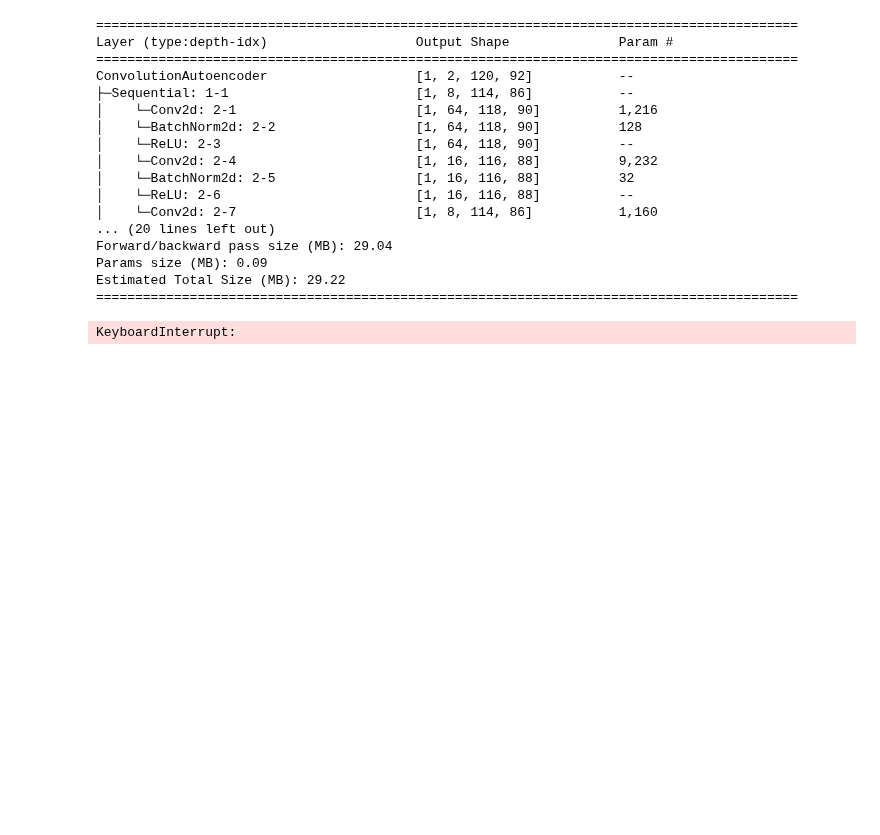
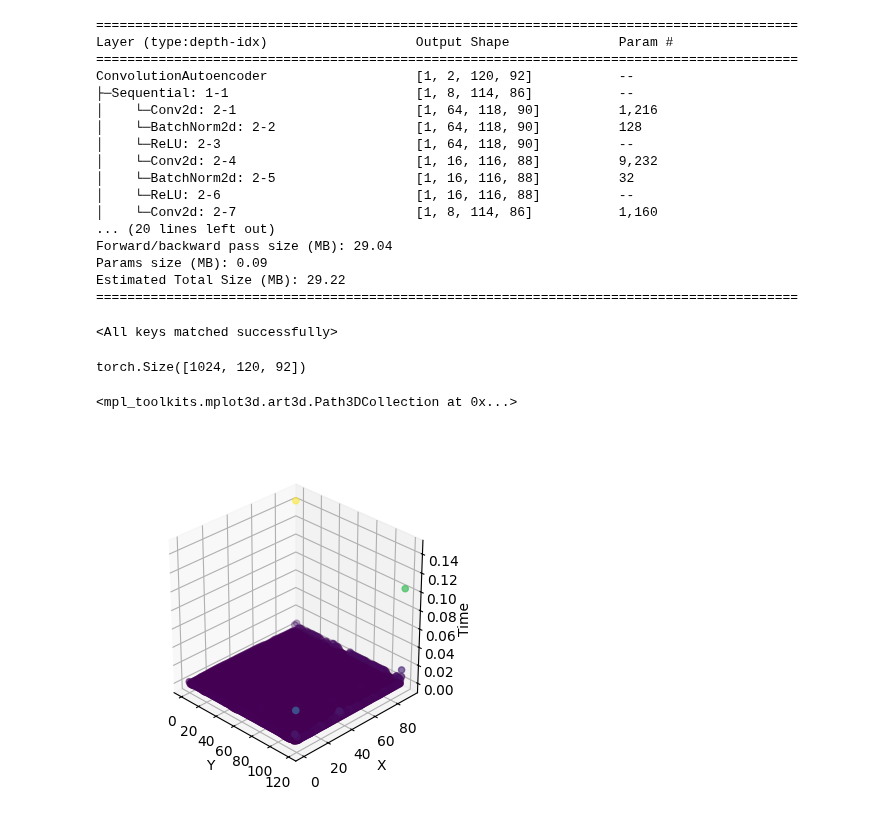
Before and after one commit to Lukelele/ResearchProject, a Jupyter notebook: Conv2Channel.ipynb, the cells around one changed output. Cells and saved outputs as stored; diff of their text form; code cells hidden in the pictures; blank space fills up the shorter version.

```diff
--- a/Conv2Channel.ipynb
+++ b/Conv2Channel.ipynb
@@ -77,12 +81,10 @@ Params size (MB): 0.09
 Estimated Total Size (MB): 29.22
 ==========================================================================================
 # %%
-for epoch in tqdm(range(100)):
+for epoch in tqdm(range(EPOCH)):
     for x, y in train_dataloader:
         optimiser.zero_grad()
         outputs = model(x.to(device))
         loss = loss_function(outputs, y.to(device))
         loss.backward()
         optimiser.step()
-# %% [output]
-KeyboardInterrupt:
@@ -89,10 +93,21 @@ KeyboardInterrupt:
 # %%
 ### Using pretrained weights
-model.load_state_dict(torch.load("ModelWeights/Conv2Channel/hybrid_transformer_weights_2000.pth", weights_only=True))
+model.load_state_dict(torch.load("ModelWeights/Conv2Channel/Conv2Channel_1024_256_100.pth", weights_only=True))
+# %% [output]
+<All keys matched successfully>
 # %%
 model.eval()
 with torch.no_grad():
-    all_pred = model.to("cpu")(test_dataset.sn_time.to("cpu"))
+    all_pred = model.to("cpu")(test_dataset.x.to("cpu"))
 
 all_pred_time = all_pred * test_dataset.sn_time
 all_pred_time[all_pred_time < 0.5] = 0
+# %%
+all_pred[:, 0].shape
+# %% [output]
+torch.Size([1024, 120, 92])
+# %%
+TorchData.visual.plot3d(all_pred[:, 0][0])
+# %% [output]
+<mpl_toolkits.mplot3d.art3d.Path3DCollection at 0x...>
+[figure, added]
```
Also changed, not shown: parts of 8 cells of this notebook, 7 other files.
